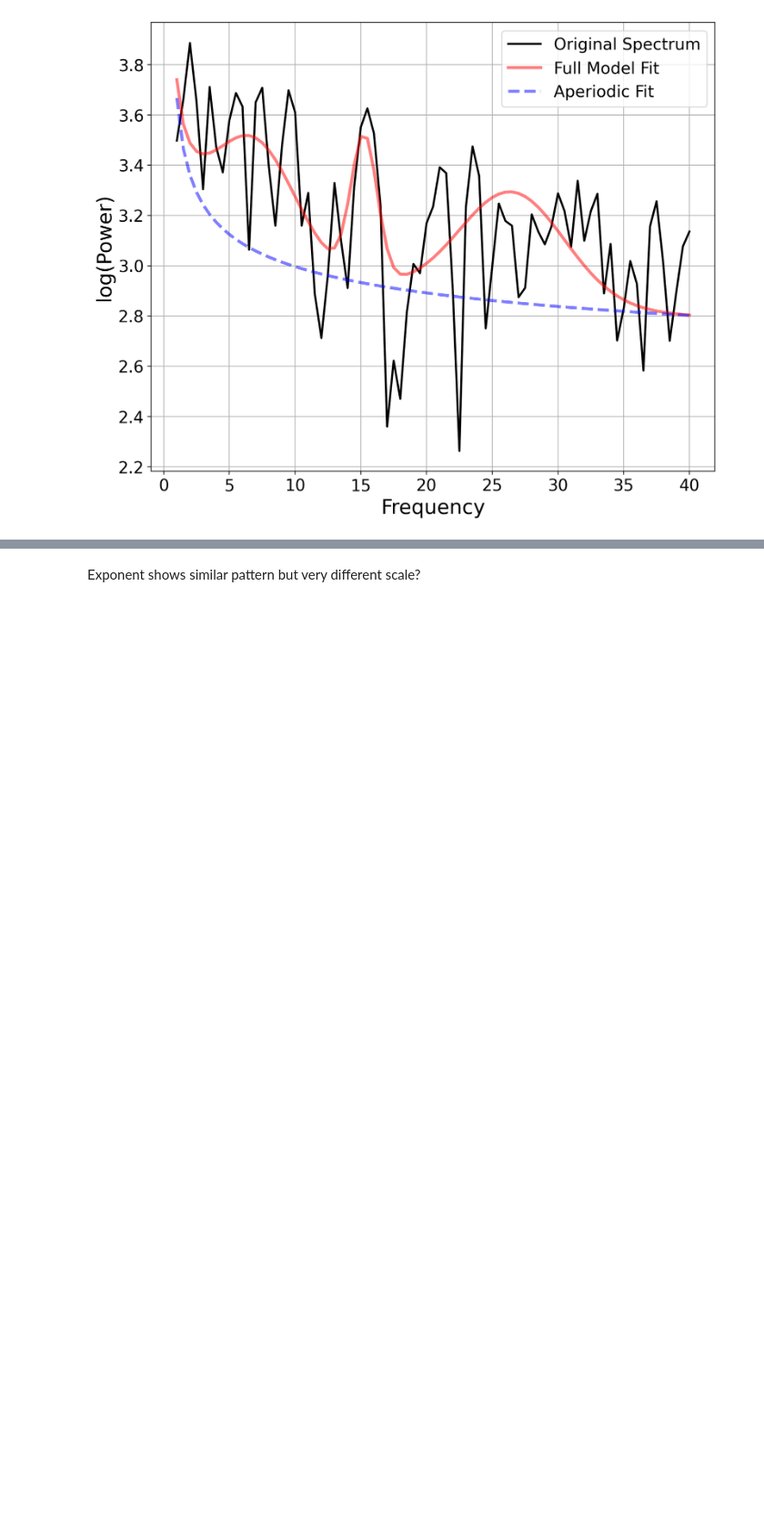
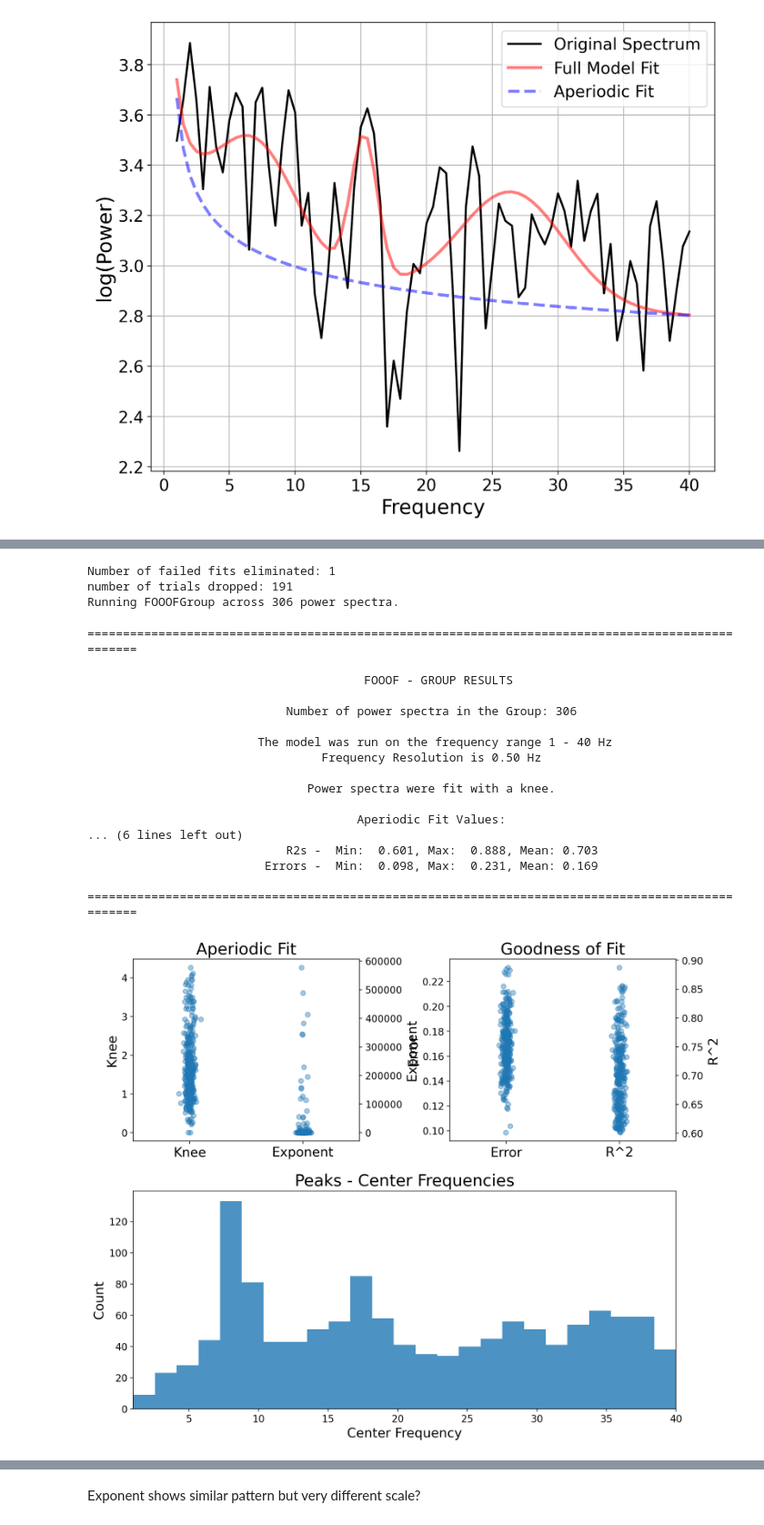
Before and after one commit to voytekresearch/TimeResolvedAperiodic, a Jupyter notebook: notebooks/SlidingWindowEstimations.ipynb, the cells around one changed output, grey strips where cells are left out. Shown at 91% size. Drawn from its saved outputs; the diff is of its cells as text; code cells hidden in the pictures; blank space fills up the shorter version.

```diff
--- a/notebooks/SlidingWindowEstimations.ipynb
+++ b/notebooks/SlidingWindowEstimations.ipynb
@@ -670,3 +631,66 @@ Model fitting was unsuccessful.
+# %%
+def get_bad_fits(group, gof_thresh, rsq_thresh, param_thresh, print_nans=1):
+
+    if print_nans:
+        print("Number of failed fits eliminated: " + str(group.n_null_))
+
+    drop_inds = np.asarray(group.null_inds_)
+
+    for param in ['exponent', 'knee']:
+        # get params
+        params_arr = np.asarray(group.get_params('aperiodic_params',param))
+        # calculate the threshold for eliminating outliers
+        params_outlier_thresh = np.percentile(np.abs(params_arr[np.isfinite(params_arr)]), q=param_thresh)
+        # get the indices of null values or values which are past the outlier threshold
+        void_inds = np.where( (np.isnan(params_arr)) | (np.abs(params_arr)>params_outlier_thresh) )[0]
+        # add to the list of indices to exclude
+        drop_inds = np.unique(np.concatenate((drop_inds,void_inds)))
+
+    gofs = group.get_params('error')
+    rsqs = group.get_params('r_squared')
+
+    gofs_outlier_thresh = np.percentile((gofs[np.isfinite(gofs)]), q=gof_thresh)
+    # get the indices of null values or values which are past the outlier threshold
+    void_inds = np.where( (np.isnan(rsqs)) | (np.isnan(gofs)) | (gofs > gofs_outlier_thresh) | (rsqs < rsq_thresh) )[0]
+    # add to the list of indices to exclude
+    drop_inds = np.unique(np.concatenate((drop_inds,void_inds)))
+
+    print('number of trials dropped: ' + str(len(drop_inds)))
+
+    return drop_inds
+
+def get_clean_fooofs(group,drop_inds):
+
+    clean_inds = [n for n in range(len(group)) if n not in drop_inds]
+
+    return group.get_group(clean_inds)
+# %%
+g1 = groups_list[0]
+di = get_bad_fits(g1, gof_thresh=98, rsq_thresh=0.6, param_thresh=90, print_nans=1)
+clean_g1 = get_clean_fooofs(g1, di)
+clean_g1.report()
+# %% [output]
+Number of failed fits eliminated: 1
+number of trials dropped: 191
+Running FOOOFGroup across 306 power spectra.
+==================================================================================================
+
+                                       FOOOF - GROUP RESULTS
+
+                            Number of power spectra in the Group: 306
+
+                        The model was run on the frequency range 1 - 40 Hz
+                                 Frequency Resolution is 0.50 Hz
+
+                               Power spectra were fit with a knee.
+
+                                      Aperiodic Fit Values:
+... (6 lines left out)
+                            R2s -  Min:  0.601, Max:  0.888, Mean: 0.703
+                         Errors -  Min:  0.098, Max:  0.231, Mean: 0.169
+
+==================================================================================================
+[figure, added]
 # %%
 exps=[]
 for i in range(len(ts)):
```
Also changed, not shown: parts of 5 cells of this notebook.
